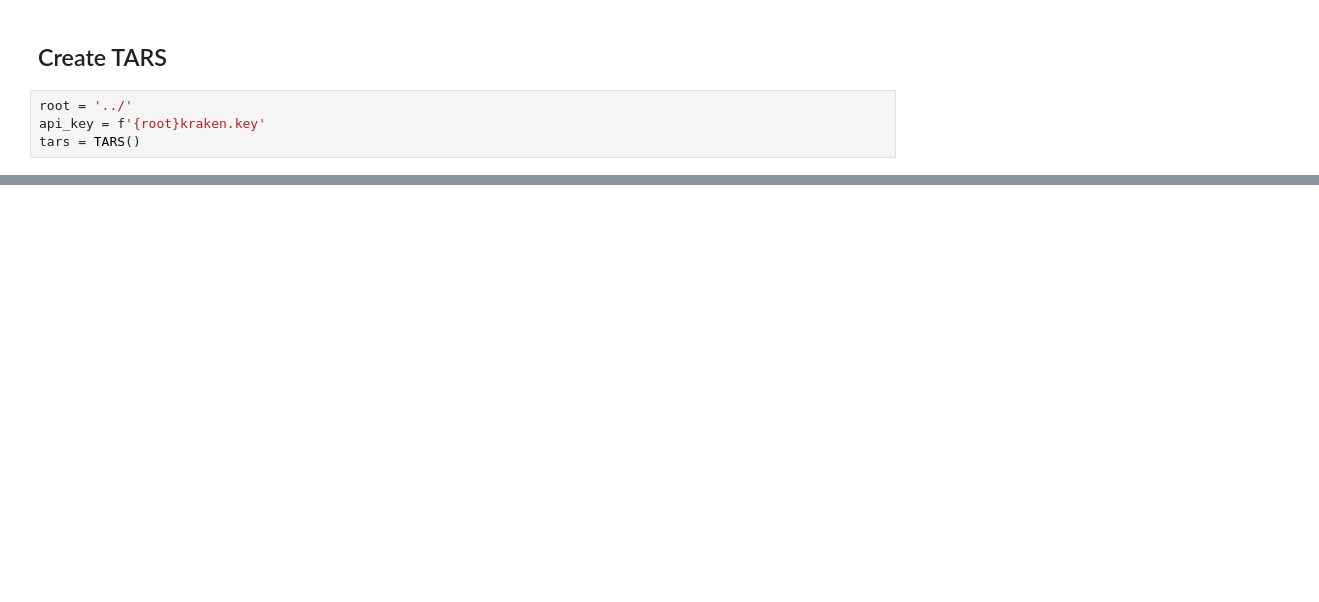
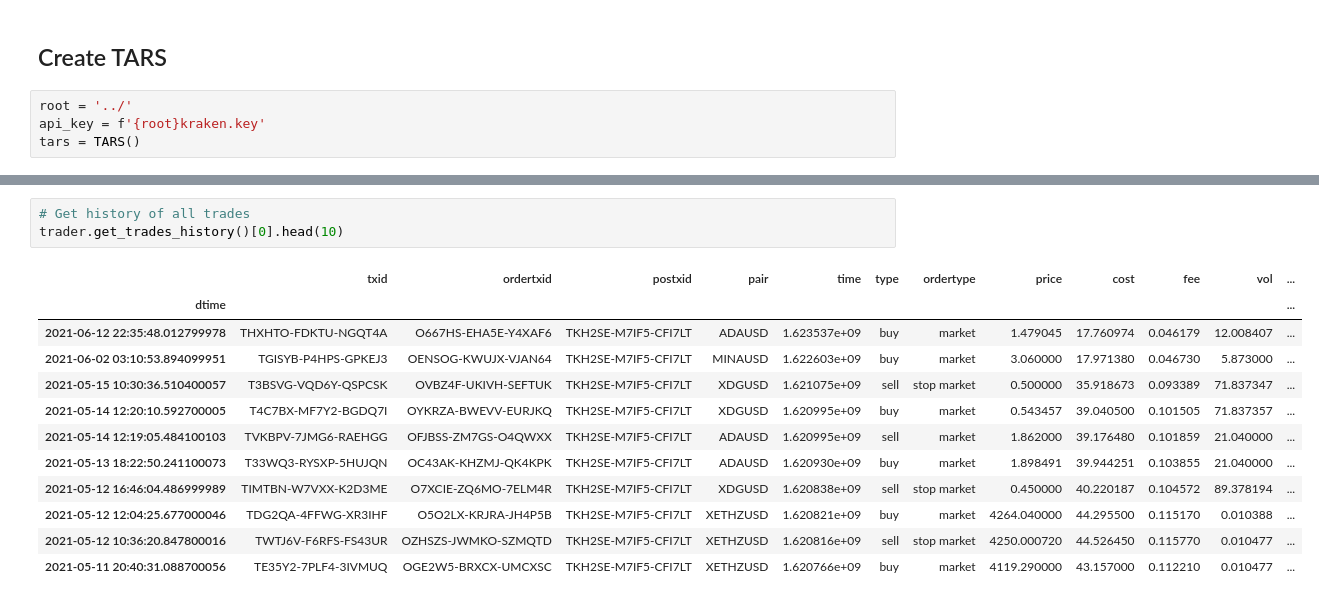
Before and after one commit to fredmontet/tars, a Jupyter notebook: notebooks/test.ipynb, the cells around one changed output, grey strips where cells are left out. Cells and saved outputs as stored; diff of their text form; blank space fills up the shorter version.

Commit message:
finish virtual trader

```diff
--- a/notebooks/test.ipynb
+++ b/notebooks/test.ipynb
@@ -170,0 +168,16 @@ trader.query_trades_info('THXHTO-FDKTU-NGQT4A')
+# %%
+# Get history of all trades
+trader.get_trades_history()[0].head(10)
+# %% [output]
+|  | txid | ordertxid | postxid | pair | time | type | ordertype | price | cost | fee | vol | ... |
+| dtime |  |  |  |  |  |  |  |  |  |  |  | ... |
+| 2021-06-12 22:35:48.012799978 | THXHTO-FDKTU-NGQT4A | O667HS-EHA5E-Y4XAF6 | TKH2SE-M7IF5-CFI7LT | ADAUSD | 1.623537e+09 | buy | market | 1.479045 | 17.760974 | 0.046179 | 12.008407 | ... |
+| 2021-06-02 03:10:53.894099951 | TGISYB-P4HPS-GPKEJ3 | OENSOG-KWUJX-VJAN64 | TKH2SE-M7IF5-CFI7LT | MINAUSD | 1.622603e+09 | buy | market | 3.060000 | 17.971380 | 0.046730 | 5.873000 | ... |
+| 2021-05-15 10:30:36.510400057 | T3BSVG-VQD6Y-QSPCSK | OVBZ4F-UKIVH-SEFTUK | TKH2SE-M7IF5-CFI7LT | XDGUSD | 1.621075e+09 | sell | stop market | 0.500000 | 35.918673 | 0.093389 | 71.837347 | ... |
+| 2021-05-14 12:20:10.592700005 | T4C7BX-MF7Y2-BGDQ7I | OYKRZA-BWEVV-EURJKQ | TKH2SE-M7IF5-CFI7LT | XDGUSD | 1.620995e+09 | buy | market | 0.543457 | 39.040500 | 0.101505 | 71.837357 | ... |
+| 2021-05-14 12:19:05.484100103 | TVKBPV-7JMG6-RAEHGG | OFJBSS-ZM7GS-O4QWXX | TKH2SE-M7IF5-CFI7LT | ADAUSD | 1.620995e+09 | sell | market | 1.862000 | 39.176480 | 0.101859 | 21.040000 | ... |
+| 2021-05-13 18:22:50.241100073 | T33WQ3-RYSXP-5HUJQN | OC43AK-KHZMJ-QK4KPK | TKH2SE-M7IF5-CFI7LT | ADAUSD | 1.620930e+09 | buy | market | 1.898491 | 39.944251 | 0.103855 | 21.040000 | ... |
+| 2021-05-12 16:46:04.486999989 | TIMTBN-W7VXX-K2D3ME | O7XCIE-ZQ6MO-7ELM4R | TKH2SE-M7IF5-CFI7LT | XDGUSD | 1.620838e+09 | sell | stop market | 0.450000 | 40.220187 | 0.104572 | 89.378194 | ... |
+| 2021-05-12 12:04:25.677000046 | TDG2QA-4FFWG-XR3IHF | O5O2LX-KRJRA-JH4P5B | TKH2SE-M7IF5-CFI7LT | XETHZUSD | 1.620821e+09 | buy | market | 4264.040000 | 44.295500 | 0.115170 | 0.010388 | ... |
+| 2021-05-12 10:36:20.847800016 | TWTJ6V-F6RFS-FS43UR | OZHSZS-JWMKO-SZMQTD | TKH2SE-M7IF5-CFI7LT | XETHZUSD | 1.620816e+09 | sell | stop market | 4250.000720 | 44.526450 | 0.115770 | 0.010477 | ... |
+| 2021-05-11 20:40:31.088700056 | TE35Y2-7PLF4-3IVMUQ | OGE2W5-BRXCX-UMCXSC | TKH2SE-M7IF5-CFI7LT | XETHZUSD | 1.620766e+09 | buy | market | 4119.290000 | 43.157000 | 0.112210 | 0.010477 | ... |
```
Also changed, not shown: parts of 62 cells of this notebook, 7 other files.
